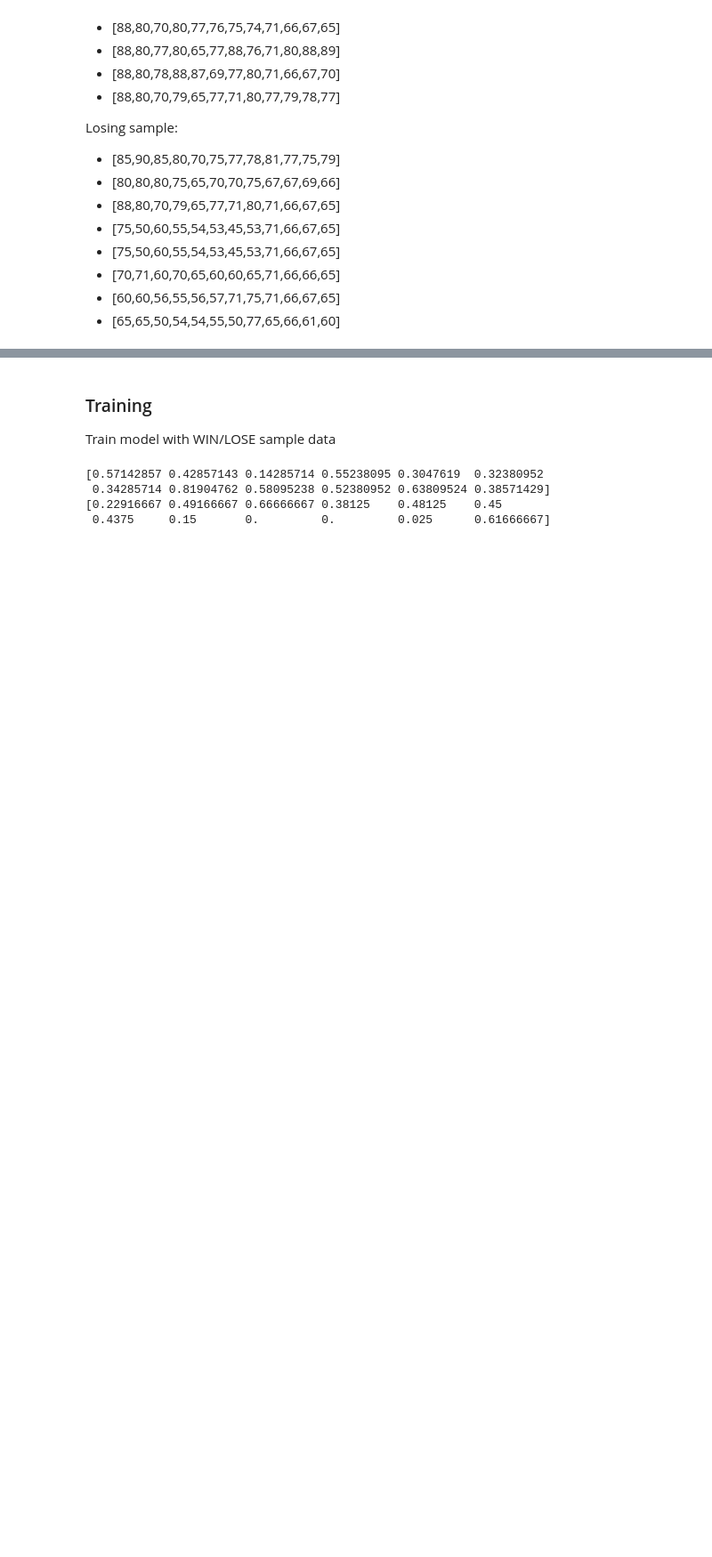
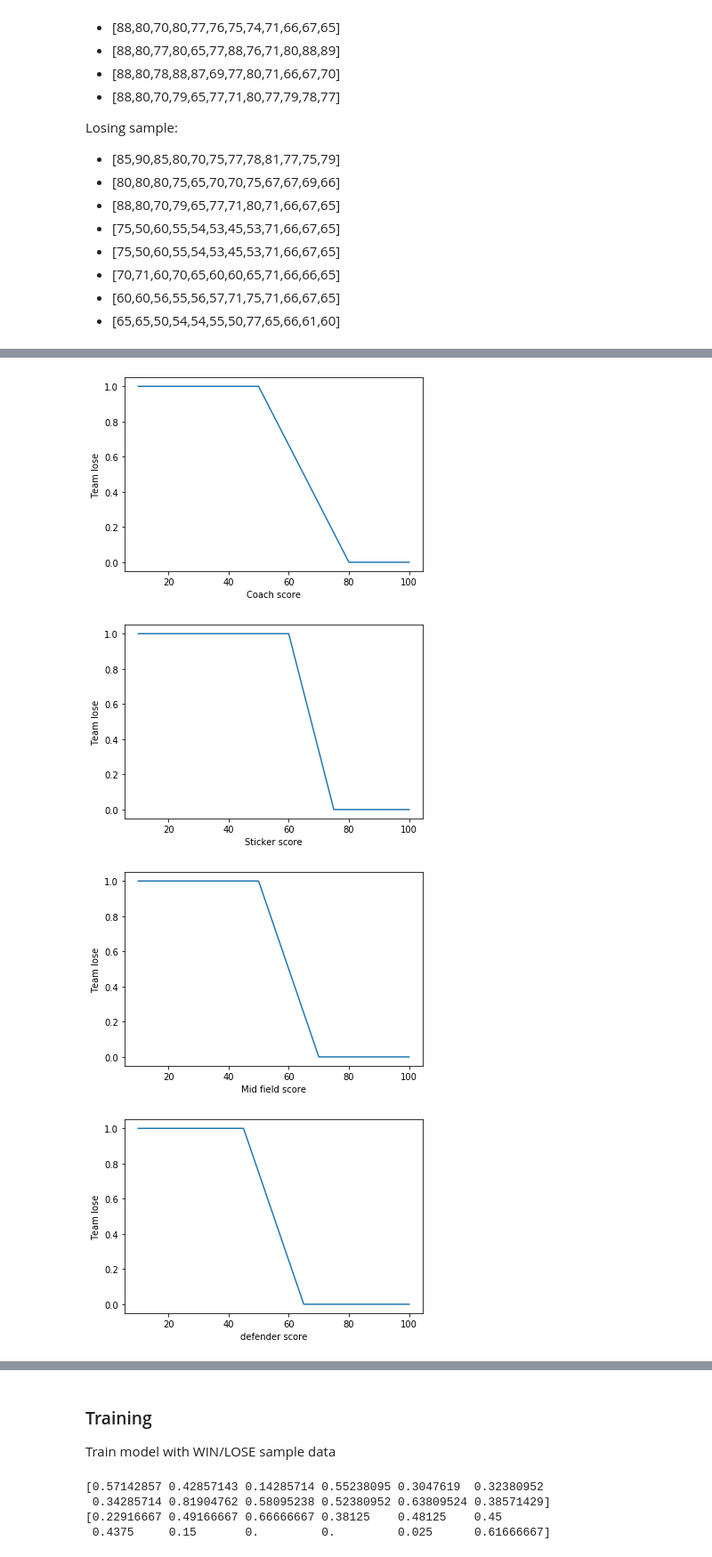
Before and after one commit to RathanakSreang/ai-assignment, a Jupyter notebook: Goal Prediction.ipynb, the cells around one changed output, grey strips where cells are left out. Shown at 89% size. Saved outputs shown, nothing was run; the diff lists cells and outputs as text; code cells hidden in the pictures; blank space fills up the shorter version.

```diff
--- a/Goal Prediction.ipynb
+++ b/Goal Prediction.ipynb
@@ -43,0 +77,30 @@ Losing sample:
+# %%
+plt.plot([10, 20, 50, 80, 90, 100], [1, 1, 1, 0, 0, 0])
+plt.ylabel('Team lose')
+plt.xlabel('Coach score')
+plt.show()
+
+plt.plot([10, 20, 60, 75, 90, 100], [1, 1, 1, 0, 0, 0])
+plt.ylabel('Team lose')
+plt.xlabel('Sticker score')
+plt.show()
+
+plt.plot([10, 20, 50, 70, 90, 100], [1, 1, 1, 0, 0, 0])
+plt.ylabel('Team lose')
+plt.xlabel('Mid field score')
+plt.show()
+
+plt.plot([10, 20, 45, 65, 90, 100], [1, 1, 1, 0, 0, 0])
+plt.ylabel('Team lose')
+plt.xlabel('defender score')
+plt.show()
+
+plt.plot([10, 20, 60, 75, 90, 100], [1, 1, 1, 0, 0, 0])
+plt.ylabel('Team lose')
+plt.xlabel('goal score')
+plt.show()
+# %% [output]
+[figure, added]
+[figure, added]
+[figure, added]
+[figure, added]
```
Also changed, not shown: parts of 10 cells of this notebook.
